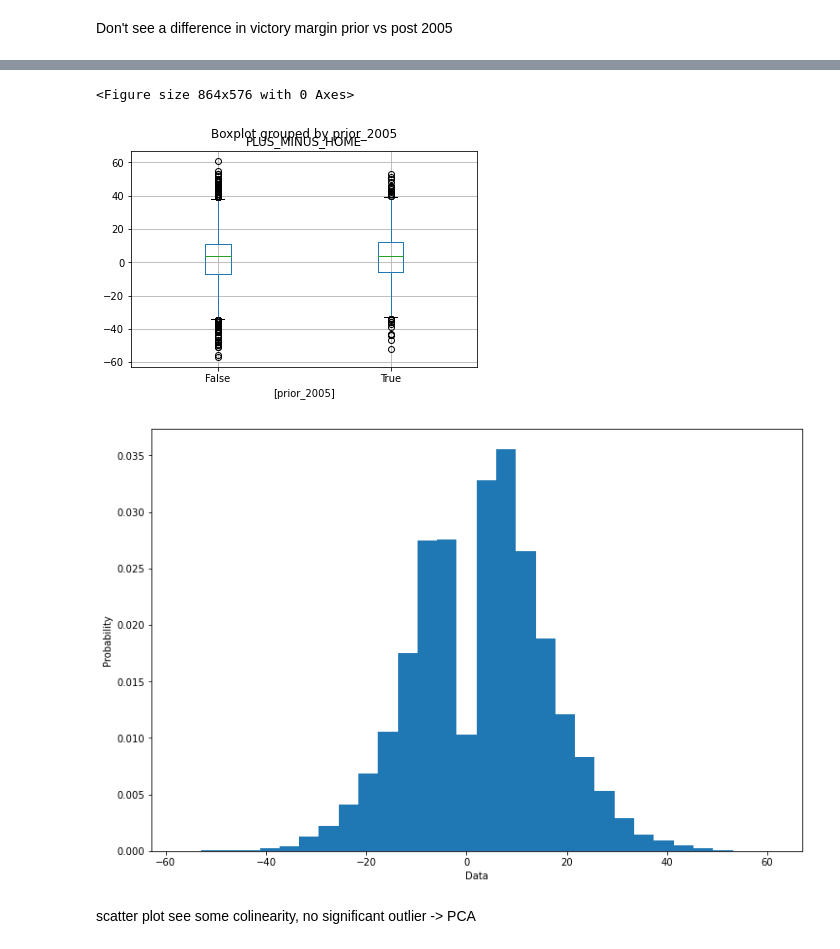
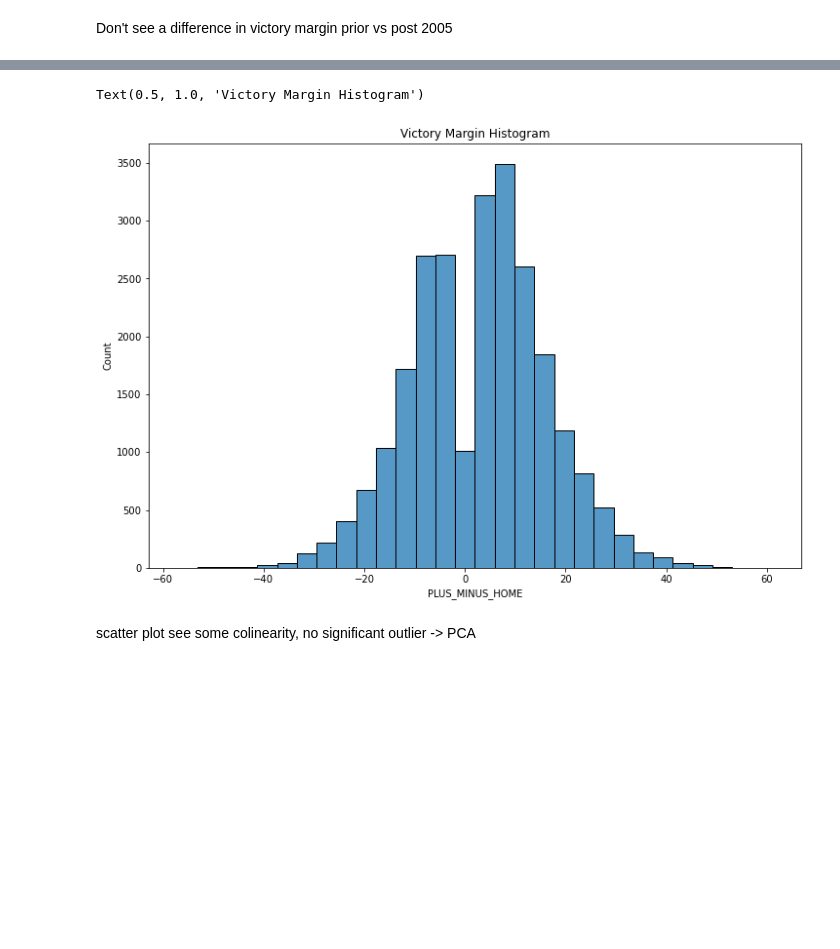
Before and after one commit to Spencer-Weston/W207_Final_NBA_Prediction, a Jupyter notebook: DEA_NBA_Baseline.ipynb, the cells around one changed output, grey strips where cells are left out. Cells and saved outputs as stored; diff of their text form; code cells hidden in the pictures; blank space fills up the shorter version.

Commit message:
added plot

```diff
--- a/DEA_NBA_Baseline.ipynb
+++ b/DEA_NBA_Baseline.ipynb
@@ -401,17 +404,10 @@ Don't see a difference in victory margin prior vs post 2005
 # %%
 plt.figure(figsize=(12,8))
-Game_modified.boxplot(column=['PLUS_MINUS_HOME'], by=['prior_2005'])
-plt.show()
+sns.histplot(data = Game_modified, x = 'PLUS_MINUS_HOME', bins=30
+            ).set_title('Victory Margin Histogram')
 # %% [output]
-<Figure size 864x576 with 0 Axes>
+Text(0.5, 1.0, 'Victory Margin Histogram')
-[figure, old version]
+[figure, new version]
-# %%
-plt.figure(figsize=(12,8))
-plt.hist(Game_modified['PLUS_MINUS_HOME'], density=True, bins=30)  # density=False would make counts
-plt.ylabel('Probability')
-plt.xlabel('Data');
-# %% [output]
-[figure, removed]
 # %% [markdown]
 scatter plot see some colinearity, no significant outlier -> PCA
 # %%
```
Also changed, not shown: parts of 7 cells of this notebook.
